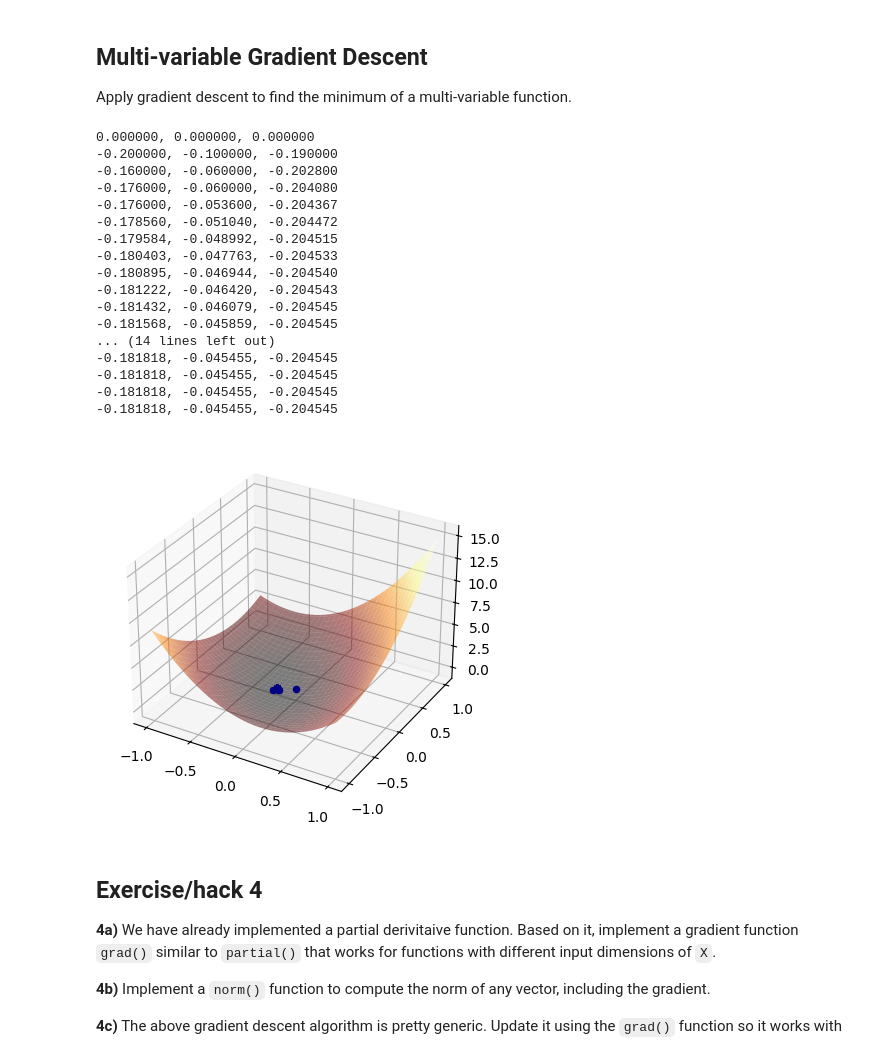
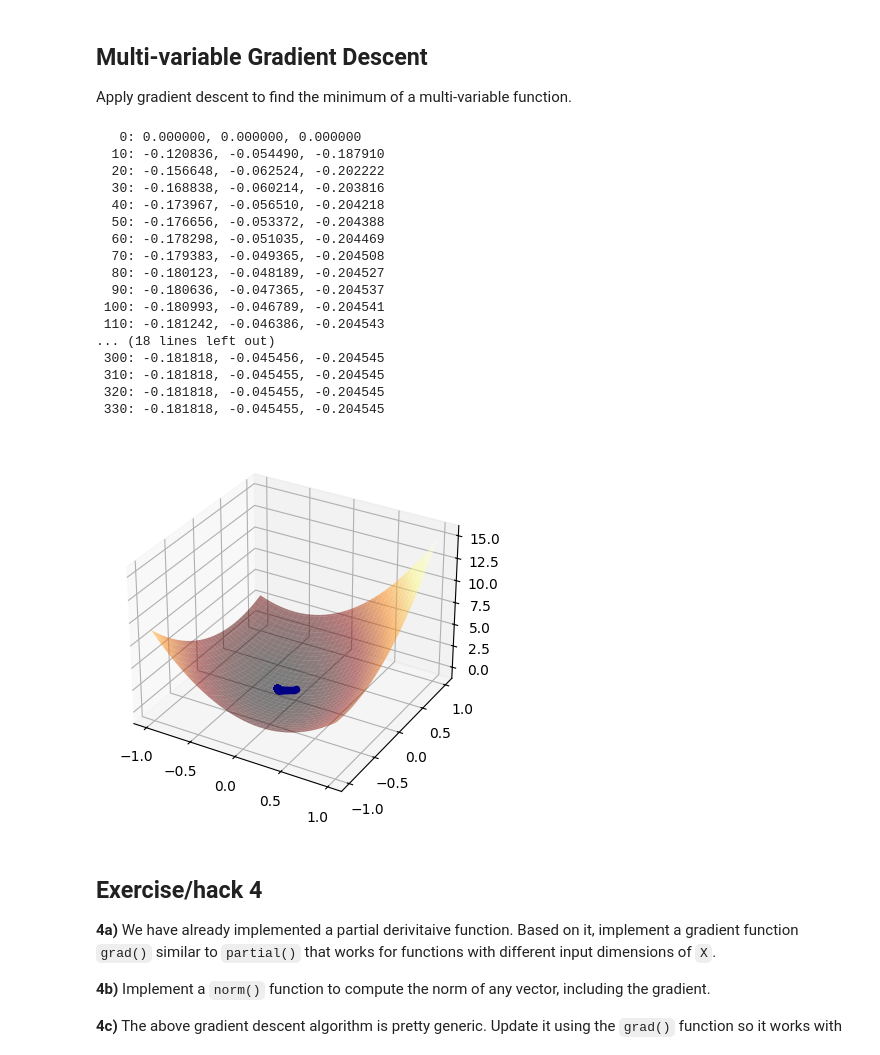
Before and after one commit to rndsrc/dl, a Jupyter notebook: ad-gd.ipynb, the cells around one changed output. Saved outputs shown, nothing was run; the diff lists cells and outputs as text; code cells hidden in the pictures.

```diff
--- a/ad-gd.ipynb
+++ b/ad-gd.ipynb
@@ -72,10 +72,21 @@ class Dual(tuple):
     def __mul__(self, r):
         return Dual(
             V(self) * V(r),
-            V(self) * D(r) + D(self) * V(r),
+            D(self) * V(r) + V(self) * D(r),
         )
     def __rmul__(self, l):
         return self * l # multiplication commutes
+
+    def __truediv__(self, r):
+        return Dual(
+            V(self) / V(r),
+            (D(self) * V(r) - V(self) * D(r)) / (V(r) * V(r)),
+        )
+    def __rtruediv__(self, l):
+        return Dual(
+            V(l) / V(self),
+            (D(l) * V(self) - V(l) * D(self)) / (V(self) * V(self)),
+        )
 
     def __pow__(self, r): # assume r is constant
         if r == 0:
@@ -246,47 +272,42 @@ Apply gradient descent to find the minimum of a multi-variable function.
 # %%
-X = np.linspace(-1, 1, num=101)
-Y = np.linspace(-1, 1, num=101)
-XX, YY = np.meshgrid(X, Y)
-ZZ = f([XX, YY])
-
 fig, ax = plt.subplots(subplot_kw={"projection": "3d"})
 ax.plot_surface(XX, YY, ZZ, cmap='afmhot', alpha=0.5)
 
 X    = [0, 0] # initial value
-rate = 0.1  # learning rate
+rate =  0.01  # learning rate
+nmax =  1000  # maximum number of iteration
 
-z, dzd0 = partial(f,0)(X)
-z, dzd1 = partial(f,1)(X)
-ax.scatter([X[0]], [X[1]], [z], color='b')
-print(f'{X[0]:.6f}, {X[1]:.6f}, {z:.6f}')
+for i in range(nmax):
+    z, z0 = partial(f,0)(X)
+    z, z1 = partial(f,1)(X)
 
-while (dzd0*dzd0 + dzd1*dzd1)**0.5 > 1e-6:
-    X[0] = X[0] - rate * dzd0
-    X[1] = X[1] - rate * dzd1
+    if (z0*z0 + z1*z1)**0.5 < 1e-6:
+        break
+    elif i % 10 == 0:
+        print(f'{i:4d}: {X[0]:.6f}, {X[1]:.6f}, {z:.6f}')
+    ax.scatter([X[0]], [X[1]], [z], color='b')
 
-    z, dzd0 = partial(f,0)(X)
-    z, dzd1 = partial(f,1)(X)
-    ax.scatter([X[0]], [X[1]], [z], color='b')
-    print(f'{X[0]:.6f}, {X[1]:.6f}, {z:.6f}')
+    X[0] = X[0] - rate * z0
+    X[1] = X[1] - rate * z1
 # %% [output]
-0.000000, 0.000000, 0.000000
--0.200000, -0.100000, -0.190000
--0.160000, -0.060000, -0.202800
--0.176000, -0.060000, -0.204080
--0.176000, -0.053600, -0.204367
--0.178560, -0.051040, -0.204472
--0.179584, -0.048992, -0.204515
--0.180403, -0.047763, -0.204533
--0.180895, -0.046944, -0.204540
--0.181222, -0.046420, -0.204543
--0.181432, -0.046079, -0.204545
--0.181568, -0.045859, -0.204545
-... (14 lines left out)
--0.181818, -0.045455, -0.204545
--0.181818, -0.045455, -0.204545
--0.181818, -0.045455, -0.204545
--0.181818, -0.045455, -0.204545
+   0: 0.000000, 0.000000, 0.000000
+  10: -0.120836, -0.054490, -0.187910
+  20: -0.156648, -0.062524, -0.202222
+  30: -0.168838, -0.060214, -0.203816
+  40: -0.173967, -0.056510, -0.204218
+  50: -0.176656, -0.053372, -0.204388
+  60: -0.178298, -0.051035, -0.204469
+  70: -0.179383, -0.049365, -0.204508
+  80: -0.180123, -0.048189, -0.204527
+  90: -0.180636, -0.047365, -0.204537
+ 100: -0.180993, -0.046789, -0.204541
+ 110: -0.181242, -0.046386, -0.204543
+... (18 lines left out)
+ 300: -0.181818, -0.045456, -0.204545
+ 310: -0.181818, -0.045455, -0.204545
+ 320: -0.181818, -0.045455, -0.204545
+ 330: -0.181818, -0.045455, -0.204545
-[figure, old version]
+[figure, new version]
 # %% [markdown]
 ## Exercise/hack 4
 
```
Also changed, not shown: parts of 8 cells of this notebook.
